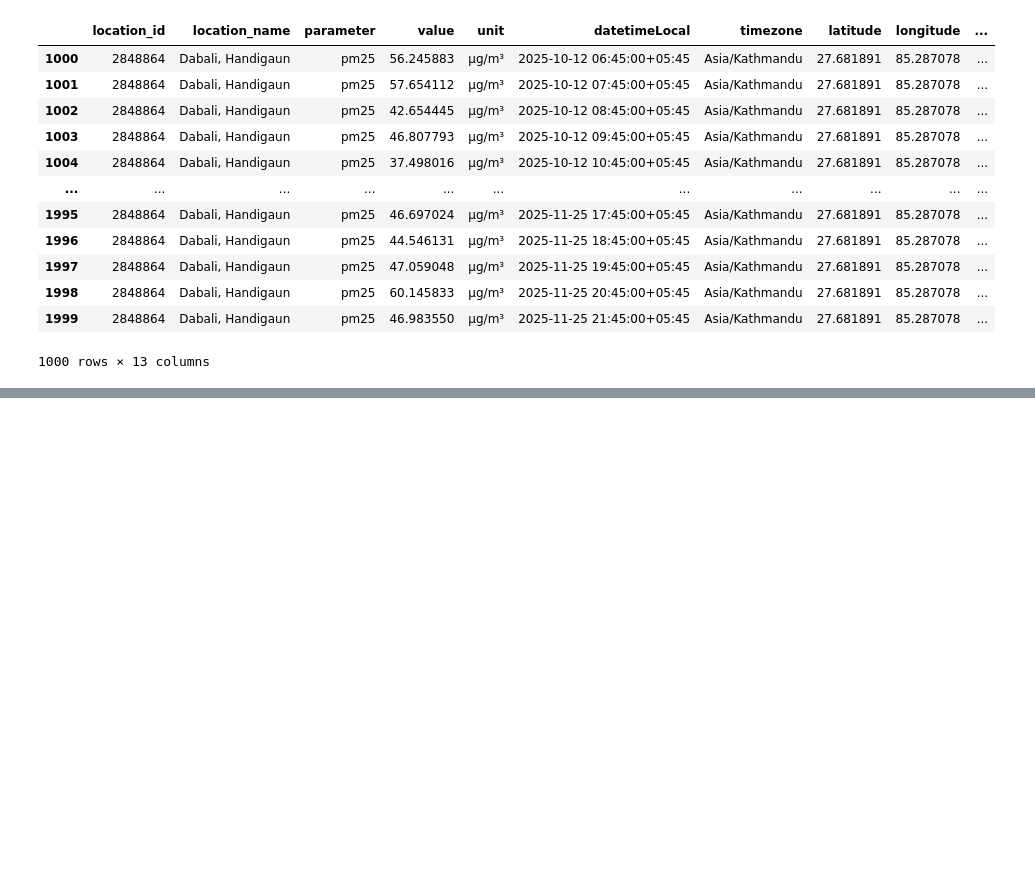
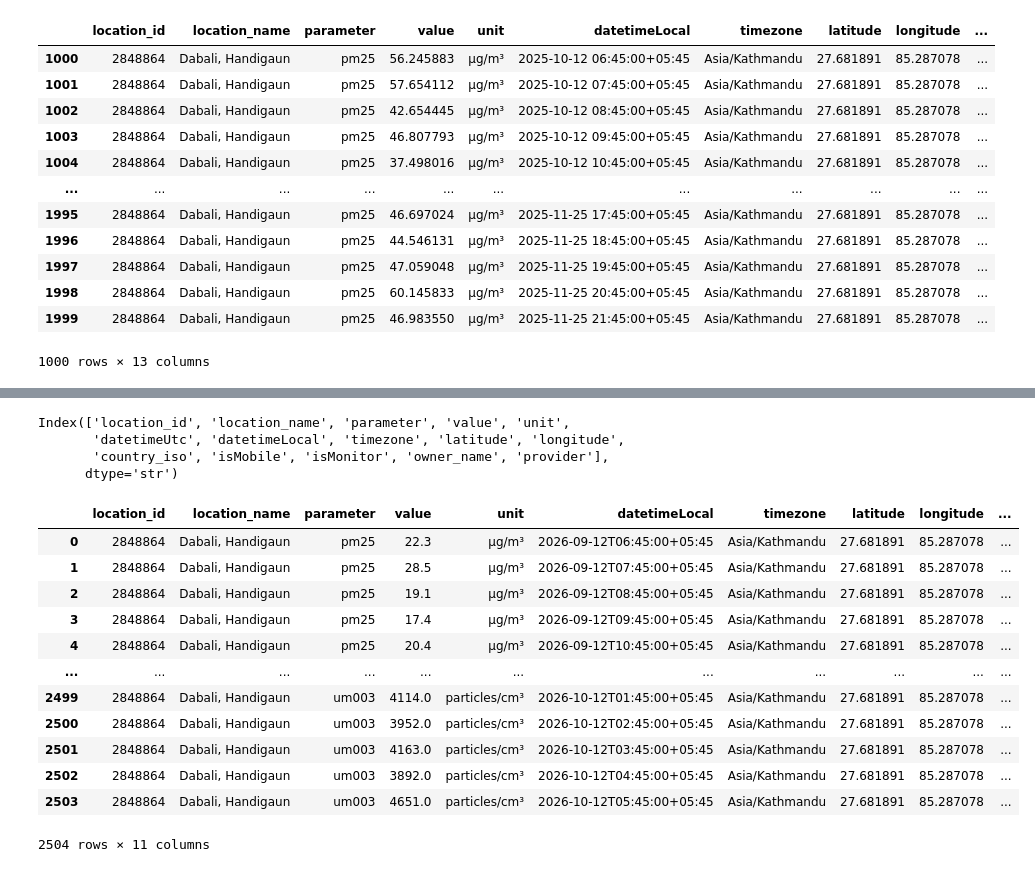
Before and after one commit to Laxmination/Kathmandu-PM2.5-Forecasting, a Jupyter notebook: OpenAQdatasetCleaning/Handigaun Data Cleaning.ipynb, the cells around one changed output, grey strips where cells are left out. Cells and saved outputs as stored; diff of their text form; code cells hidden in the pictures; blank space fills up the shorter version.

Commit message:
Handigaun last 30 days data cleaning

```diff
--- a/OpenAQdatasetCleaning/Handigaun Data Cleaning.ipynb
+++ b/OpenAQdatasetCleaning/Handigaun Data Cleaning.ipynb
@@ -107,0 +110,3 @@ cleaned.to_csv('cleaned_HandigaunLast365days.csv', index=False)
+# %%
+df30 = pd.read_csv('Handigaun_last30days.csv')
+df30
@@ -107,0 +146,24 @@ cleaned.to_csv('cleaned_HandigaunLast365days.csv', index=False)
+# %%
+df30.columns
+# %% [output]
+Index(['location_id', 'location_name', 'parameter', 'value', 'unit',
+       'datetimeUtc', 'datetimeLocal', 'timezone', 'latitude', 'longitude',
+       'country_iso', 'isMobile', 'isMonitor', 'owner_name', 'provider'],
+      dtype='str')
+# %%
+cleaned1 =df30.drop(columns=['country_iso', 'isMobile', 'isMonitor', 'datetimeUtc'], inplace=False)
+cleaned1
+# %% [output]
+|  | location_id | location_name | parameter | value | unit | datetimeLocal | timezone | latitude | longitude | ... |
+| 0 | 2848864 | Dabali, Handigaun | pm25 | 22.3 | µg/m³ | 2026-09-12T06:45:00+05:45 | Asia/Kathmandu | 27.681891 | 85.287078 | ... |
+| 1 | 2848864 | Dabali, Handigaun | pm25 | 28.5 | µg/m³ | 2026-09-12T07:45:00+05:45 | Asia/Kathmandu | 27.681891 | 85.287078 | ... |
+| 2 | 2848864 | Dabali, Handigaun | pm25 | 19.1 | µg/m³ | 2026-09-12T08:45:00+05:45 | Asia/Kathmandu | 27.681891 | 85.287078 | ... |
+| 3 | 2848864 | Dabali, Handigaun | pm25 | 17.4 | µg/m³ | 2026-09-12T09:45:00+05:45 | Asia/Kathmandu | 27.681891 | 85.287078 | ... |
+| 4 | 2848864 | Dabali, Handigaun | pm25 | 20.4 | µg/m³ | 2026-09-12T10:45:00+05:45 | Asia/Kathmandu | 27.681891 | 85.287078 | ... |
+| ... | ... | ... | ... | ... | ... | ... | ... | ... | ... | ... |
+| 2499 | 2848864 | Dabali, Handigaun | um003 | 4114.0 | particles/cm³ | 2026-10-12T01:45:00+05:45 | Asia/Kathmandu | 27.681891 | 85.287078 | ... |
+| 2500 | 2848864 | Dabali, Handigaun | um003 | 3952.0 | particles/cm³ | 2026-10-12T02:45:00+05:45 | Asia/Kathmandu | 27.681891 | 85.287078 | ... |
+| 2501 | 2848864 | Dabali, Handigaun | um003 | 4163.0 | particles/cm³ | 2026-10-12T03:45:00+05:45 | Asia/Kathmandu | 27.681891 | 85.287078 | ... |
+| 2502 | 2848864 | Dabali, Handigaun | um003 | 3892.0 | particles/cm³ | 2026-10-12T04:45:00+05:45 | Asia/Kathmandu | 27.681891 | 85.287078 | ... |
+| 2503 | 2848864 | Dabali, Handigaun | um003 | 4651.0 | particles/cm³ | 2026-10-12T05:45:00+05:45 | Asia/Kathmandu | 27.681891 | 85.287078 | ... |
+2504 rows × 11 columns
```
Also changed, not shown: parts of 6 cells of this notebook, 1 other file.
